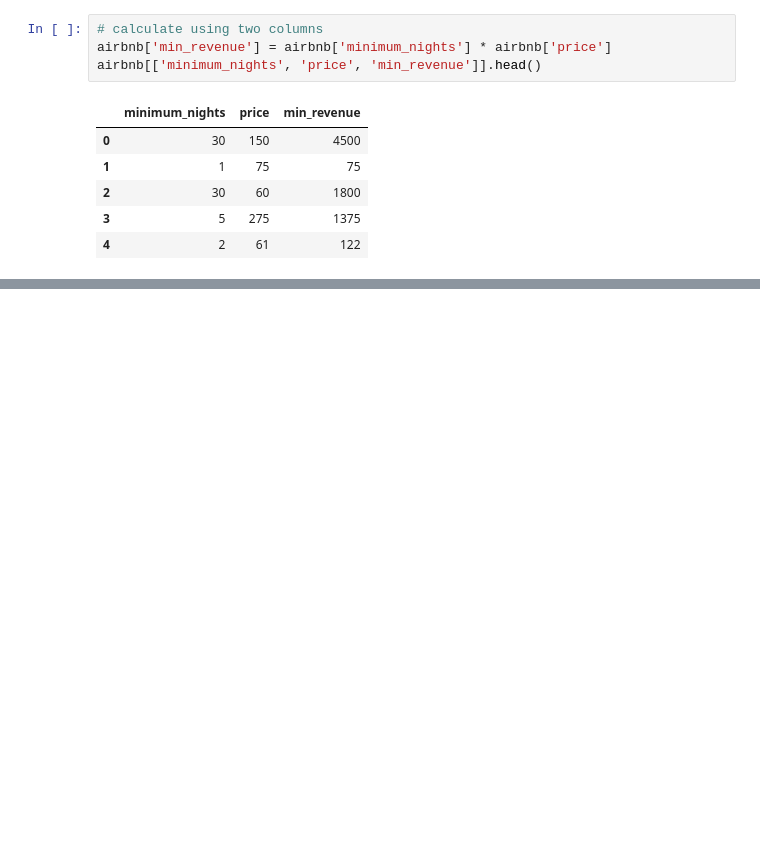
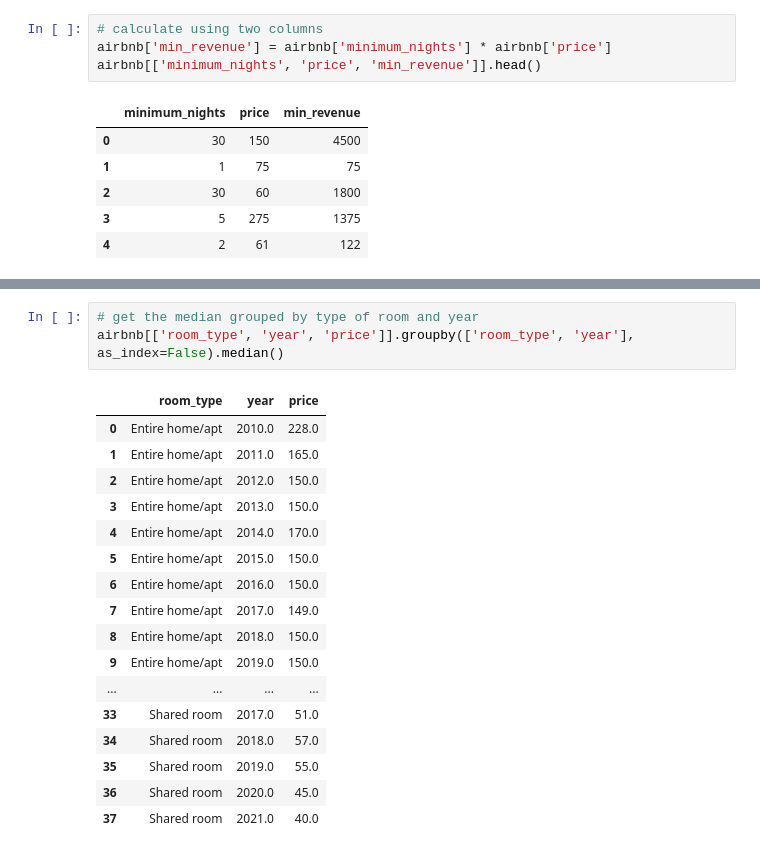
Before and after one commit to mmaracic/dataScience, a Jupyter notebook: anaconda/notebooks/Pandas/Pandas Demo.ipynb, the cells around one changed output, grey strips where cells are left out. Cells and saved outputs as stored; diff of their text form; blank space fills up the shorter version.

```diff
--- a/anaconda/notebooks/Pandas/Pandas Demo.ipynb
+++ b/anaconda/notebooks/Pandas/Pandas Demo.ipynb
@@ -208,0 +235,21 @@ airbnb[['minimum_nights', 'price', 'min_revenue']].head()
+# %%
+# get the median grouped by type of room and year
+airbnb[['room_type', 'year', 'price']].groupby(['room_type', 'year'], as_index=False).median()
+# %% [output]
+|  | room_type | year | price |
+| 0 | Entire home/apt | 2010.0 | 228.0 |
+| 1 | Entire home/apt | 2011.0 | 165.0 |
+| 2 | Entire home/apt | 2012.0 | 150.0 |
+| 3 | Entire home/apt | 2013.0 | 150.0 |
+| 4 | Entire home/apt | 2014.0 | 170.0 |
+| 5 | Entire home/apt | 2015.0 | 150.0 |
+| 6 | Entire home/apt | 2016.0 | 150.0 |
+| 7 | Entire home/apt | 2017.0 | 149.0 |
+| 8 | Entire home/apt | 2018.0 | 150.0 |
+| 9 | Entire home/apt | 2019.0 | 150.0 |
+| ... | ... | ... | ... |
+| 33 | Shared room | 2017.0 | 51.0 |
+| 34 | Shared room | 2018.0 | 57.0 |
+| 35 | Shared room | 2019.0 | 55.0 |
+| 36 | Shared room | 2020.0 | 45.0 |
+| 37 | Shared room | 2021.0 | 40.0 |
```
Also changed, not shown: parts of 9 cells of this notebook.
